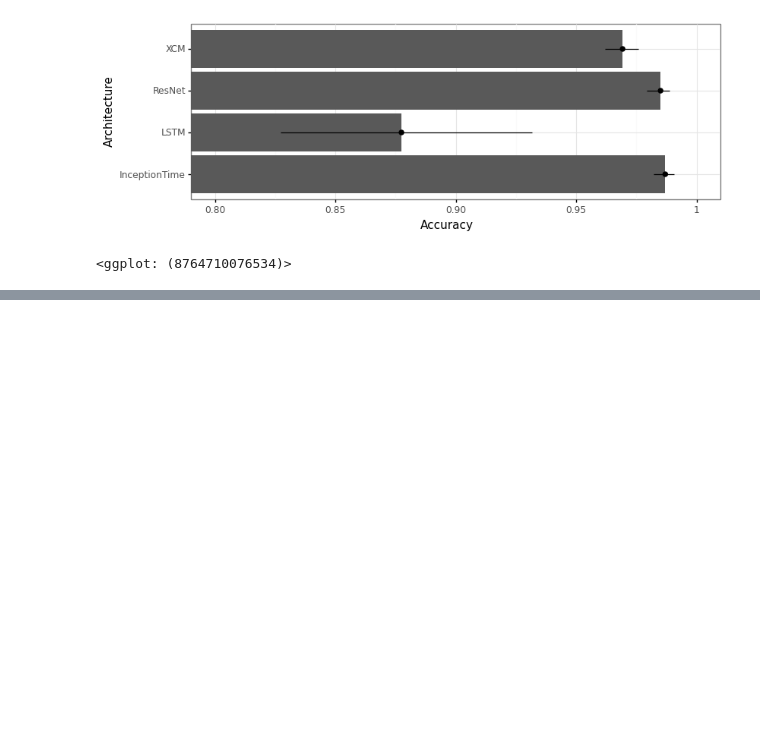
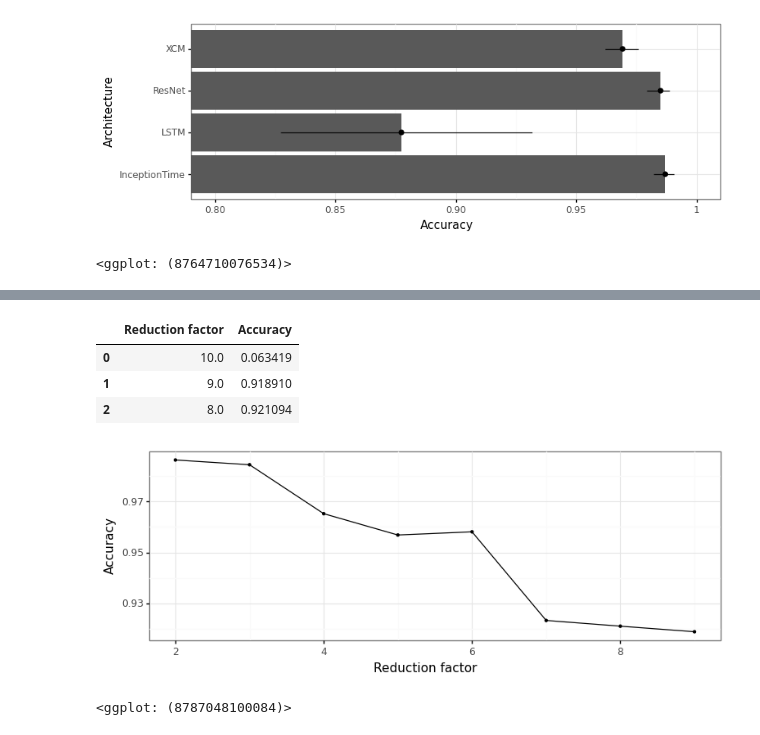
Before and after one commit to vrodriguezf/mlchaos, a Jupyter notebook: nbs/_draftsheet.ipynb, the cells around one changed output, grey strips where cells are left out. Cells and saved outputs as stored; diff of their text form; code cells hidden in the pictures; blank space fills up the shorter version.

```diff
--- a/nbs/_draftsheet.ipynb
+++ b/nbs/_draftsheet.ipynb
@@ -299,0 +302,15 @@ ggsave(p, "asd.eps")
+# %%
+N = 10197 # total number of data points in the cartography
+# %%
+#Donwloaded from wandb table as a csv, then copy&paste the id column here
+run_ids = """2dgn6lof
+1t452v39
+ktp7opwv
+35ukxqjf
+23c239ci
+38x9x72i
+26ihg10f
+1io601nv
+1x0usue9"""
+run_ids = run_ids.splitlines()
+run_ids
@@ -299,0 +327,28 @@ ggsave(p, "asd.eps")
+# %%
+api = wandb.Api()
+runs = L([api.run('vrodriguezf90/mlchaos/' + o) for o in run_ids])
+# %%
+df = pd.DataFrame({
+    'Reduction factor': runs.map(lambda o: np.ceil(N/o.config['nb_samples'])),
+    'Accuracy': runs.map(lambda o: o.summary.get('test_acc'))
+})
+df[:3]
+# %% [output]
+|  | Reduction factor | Accuracy |
+| 0 | 10.0 | 0.063419 |
+| 1 | 9.0 | 0.918910 |
+| 2 | 8.0 | 0.921094 |
+# %%
+p = (
+    ggplot(df, aes(x='Reduction factor', y='Accuracy', group=1)) +
+    stat_summary(geom='geom_pointrange', shape='.') +
+    stat_summary(geom='geom_line') +
+    #coord_flip(ylim=[0.8, 1]) +
+    xlim(2, 9) +
+    theme_bw() +
+    theme(figure_size=(9, 3))
+)
+p
+# %% [output]
+[figure, added]
+<ggplot: (8787048100084)>
```
Also changed, not shown: parts of 2 cells of this notebook, 13 other files.
